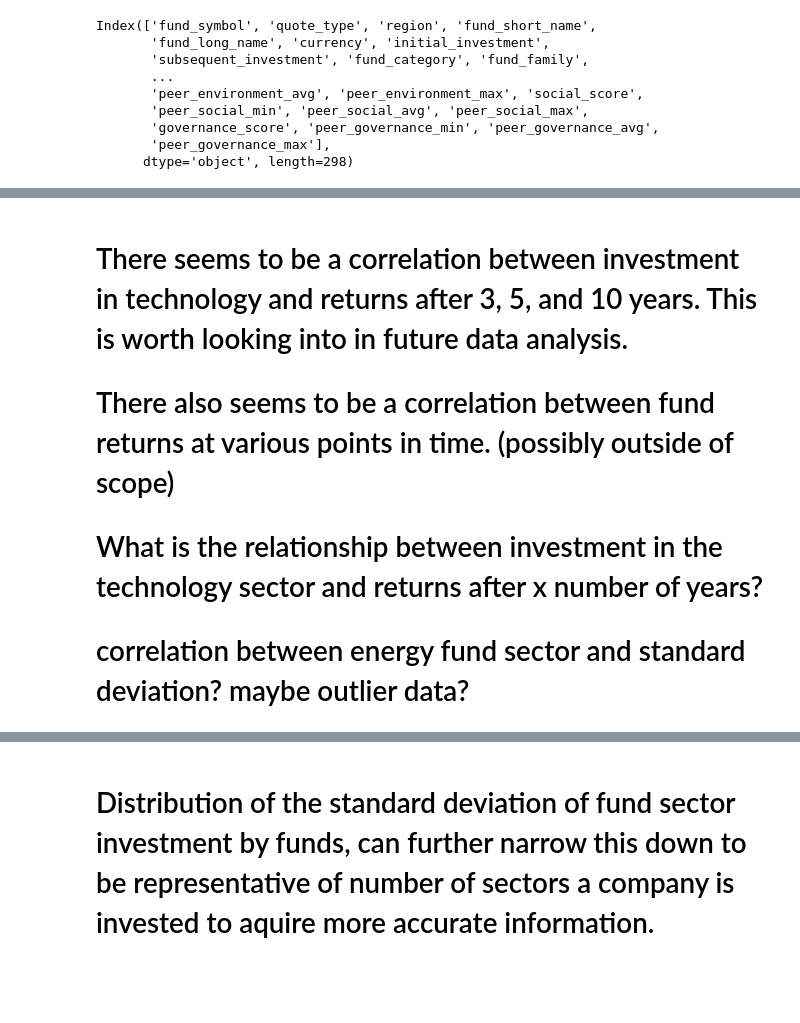
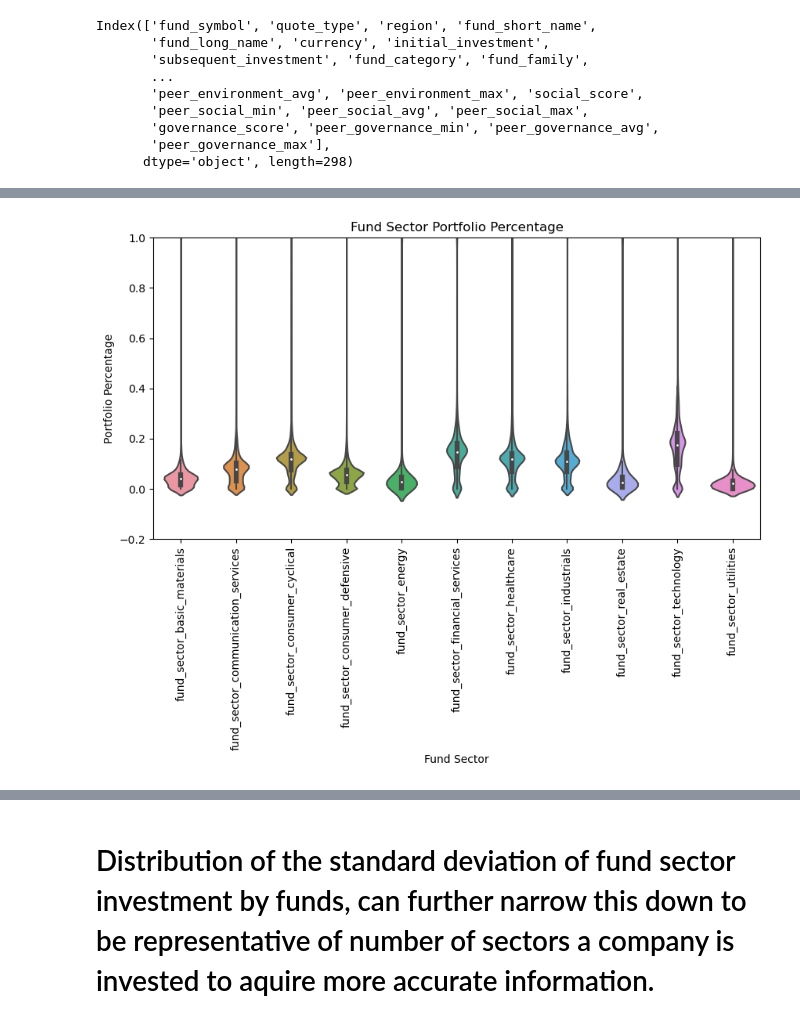
Before and after one commit to ubco-W2022T2-data301/project-group-group-57, a Jupyter notebook: analysis/analysis_Adam_Goebel.ipynb, the cells around one changed output, grey strips where cells are left out. Cells and saved outputs as stored; diff of their text form; code cells hidden in the pictures; blank space fills up the shorter version.

```diff
--- a/analysis/analysis_Adam_Goebel.ipynb
+++ b/analysis/analysis_Adam_Goebel.ipynb
@@ -77,5 +65,17 @@ sns.heatmap(corr, xticklabels=corr.columns, yticklabels=corr.columns, annot=True
-# %% [markdown]
-# There seems to be a correlation between investment in technology and returns after 3, 5, and 10 years. This is worth looking into in future data analysis.
-# There also seems to be a correlation between fund returns at various points in time. (possibly outside of scope)
-# What is the relationship between investment in the technology sector and returns after x number of years?
-# correlation between energy fund sector and standard deviation? maybe outlier data?
+# %%
+fig, ax = plt.subplots(figsize=(10,5))
+ax.set_ylim(-.2, 1)
+
+Plot = sns.violinplot( data=df1, font = 2, height=8.27, aspect=11.7/8.27)
+for item in Plot.get_xticklabels():
+    item.set_rotation(90)
+
+ax.set_title('Fund Sector Portfolio Percentage')
+
+ax.yaxis.grid(False)
+ax.set_xlabel('Fund Sector')
+ax.set_ylabel('Portfolio Percentage')
+
+plt.show()
+# %% [output]
+[figure, added]
```
Also changed, not shown: parts of 16 cells of this notebook.
